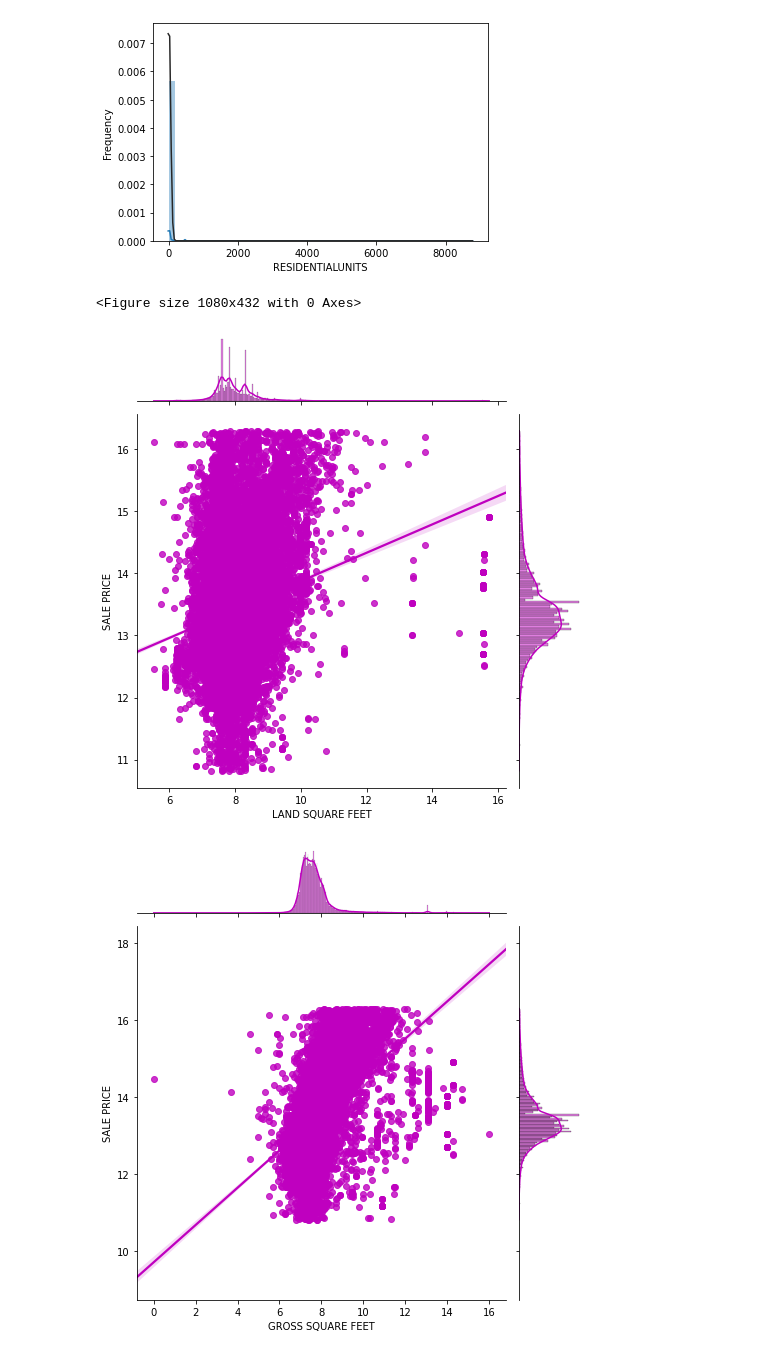
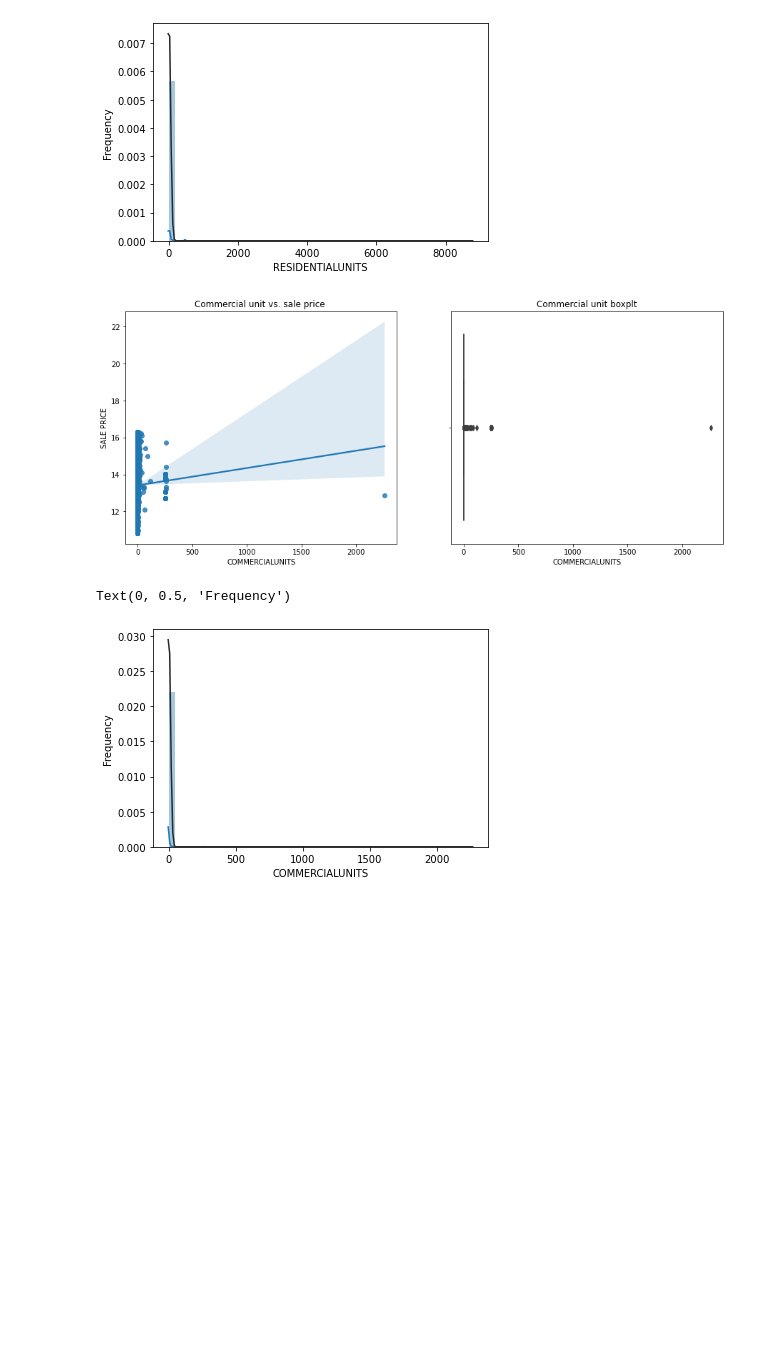
Before and after one commit to neveram/NYC-Housing-Price-Prediction, a Jupyter notebook: Data Preprocessing and Visualization.ipynb, the cells around one changed output. Saved outputs shown, nothing was run; the diff lists cells and outputs as text; code cells hidden in the pictures; blank space fills up the shorter version.

Commit message:
Performed Feature engineering including unit category analysis,one hot encoding and modelling till elastic net. Added comments throughout.

```diff
--- a/Data Preprocessing and Visualization.ipynb
+++ b/Data Preprocessing and Visualization.ipynb
@@ -575,17 +617,21 @@ plt.ylabel('Frequency')
 # %% [output]
 Text(0, 0.5, 'Frequency')
 [figure]
-# %%
-df['LAND SQUARE FEET']=np.log(df['LAND SQUARE FEET'])
-df['GROSS SQUARE FEET']=np.log(df['GROSS SQUARE FEET'])
-plt.figure(figsize=(15,6));
-a=sns.jointplot(x="LAND SQUARE FEET", y="SALE PRICE", data=df,
-                  kind="reg", truncate=False,
-                  color="m", height=7);
-b=sns.jointplot(x="GROSS SQUARE FEET", y="SALE PRICE", data=df,
-                  kind="reg", truncate=False,
-                  color="m", height=7);
-# %% [output]
-<Figure size 1080x432 with 0 Axes>
-[figure, removed]
-[figure, removed]
+# %%
+# commercial units
+plt.figure(figsize=(15,6))
+plt.subplot(1,2,1)
+sns.regplot(x='COMMERCIALUNITS', y='SALE PRICE',data=df)
+plt.title('Commercial unit vs. sale price ')
+plt.subplot(1,2,2)
+sns.boxplot(x='COMMERCIALUNITS', data=df)
+plt.title('Commercial unit boxplt')
+plt.show()
+
+#density plot
+sns.distplot(df['COMMERCIALUNITS'],fit = stats.norm)
+plt.ylabel('Frequency')
+# %% [output]
+[figure, added]
+Text(0, 0.5, 'Frequency')
+[figure, added]
```
Also changed, not shown: parts of 62 cells of this notebook.
